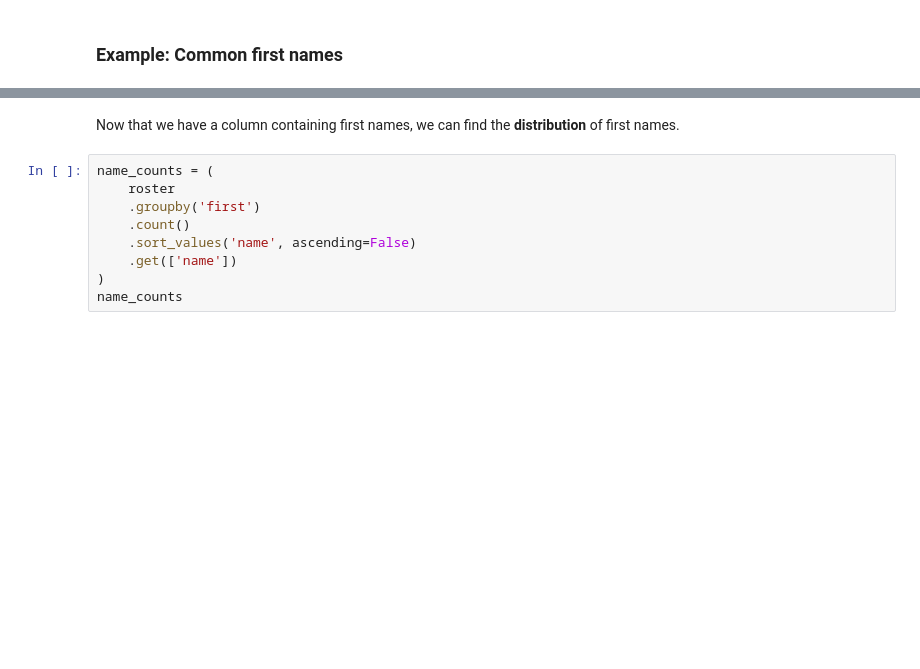
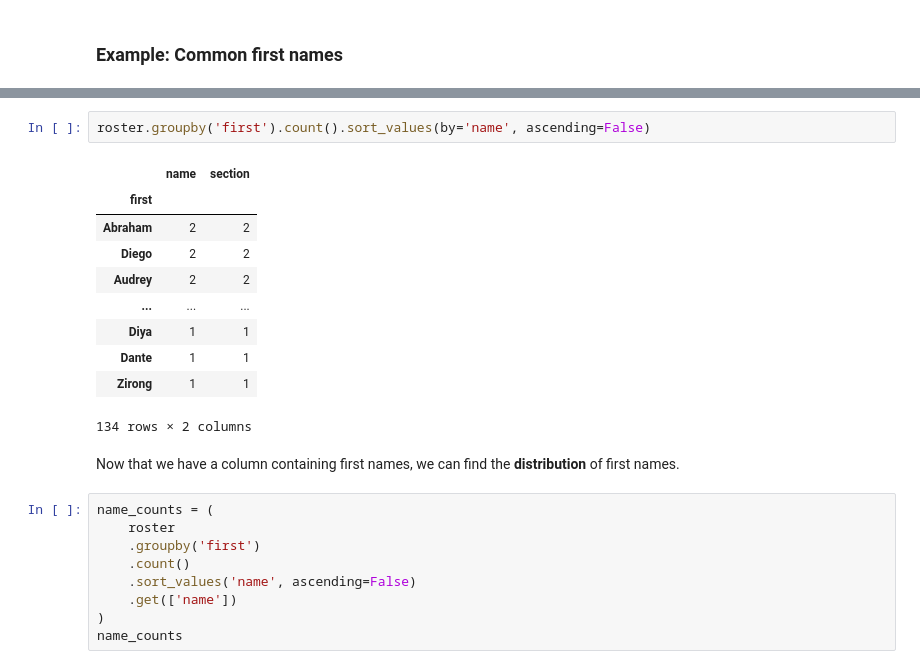
Before and after one commit to dsc-courses/dsc10-2025-su, a Jupyter notebook: lectures/lec06/lec06-part-1.ipynb, the cells around one changed output, grey strips where cells are left out. Cells and saved outputs as stored; diff of their text form; blank space fills up the shorter version.

```diff
--- a/lectures/lec06/lec06-part-1.ipynb
+++ b/lectures/lec06/lec06-part-1.ipynb
@@ -92,3 +165,16 @@ roster
+# %%
+roster.groupby('first').count().sort_values(by='name', ascending=False)
+# %% [output]
+|  | name | section |
+| first |  |  |
+| Abraham | 2 | 2 |
+| Diego | 2 | 2 |
+| Audrey | 2 | 2 |
+| ... | ... | ... |
+| Diya | 1 | 1 |
+| Dante | 1 | 1 |
+| Zirong | 1 | 1 |
+134 rows × 2 columns
 # %% [markdown]
 Now that we have a column containing first names, we can find the **distribution** of first names.
 # %%
```
Also changed, not shown: parts of 32 cells of this notebook, 12 other files.
